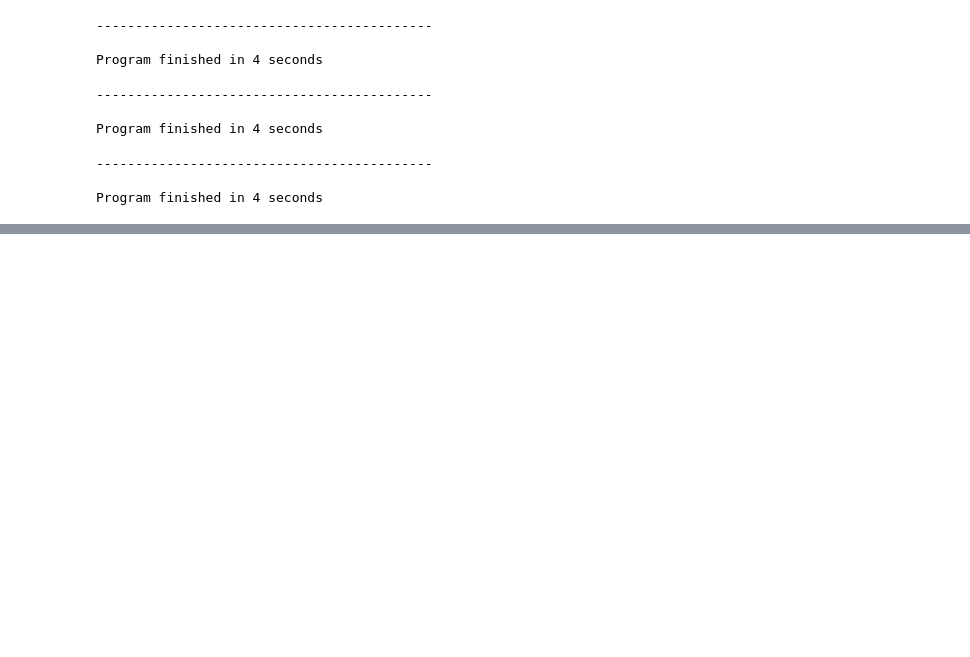
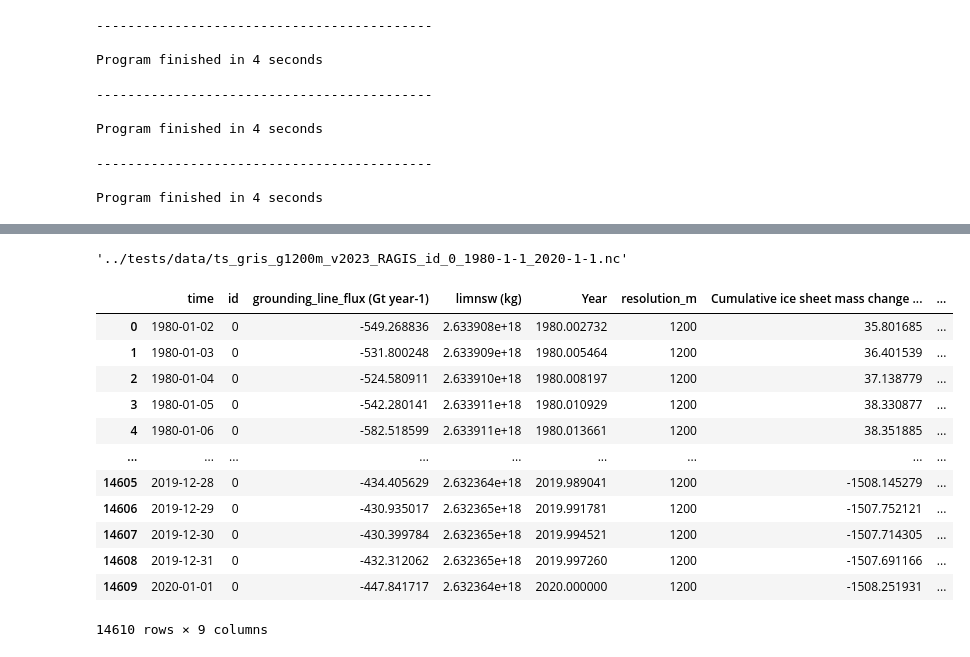
Before and after one commit to pism/pism-ragis, a Jupyter notebook: notebooks/create_test_data.ipynb, the cells around one changed output, grey strips where cells are left out. Saved outputs shown, nothing was run; the diff lists cells and outputs as text; code cells hidden in the pictures; blank space fills up the shorter version.

```diff
--- a/notebooks/create_test_data.ipynb
+++ b/notebooks/create_test_data.ipynb
@@ -762,0 +290,4 @@ cd ..
+# %%
+infile
+# %% [output]
+'../tests/data/ts_gris_g1200m_v2023_RAGIS_id_0_1980-1-1_2020-1-1.nc'
@@ -762,0 +296,16 @@ cd ..
+# %%
+df_parquet_true
+# %% [output]
+|  | time | id | grounding_line_flux (Gt year-1) | limnsw (kg) | Year | resolution_m | Cumulative ice sheet mass change ... | ... |
+| 0 | 1980-01-02 | 0 | -549.268836 | 2.633908e+18 | 1980.002732 | 1200 | 35.801685 | ... |
+| 1 | 1980-01-03 | 0 | -531.800248 | 2.633909e+18 | 1980.005464 | 1200 | 36.401539 | ... |
+| 2 | 1980-01-04 | 0 | -524.580911 | 2.633910e+18 | 1980.008197 | 1200 | 37.138779 | ... |
+| 3 | 1980-01-05 | 0 | -542.280141 | 2.633911e+18 | 1980.010929 | 1200 | 38.330877 | ... |
+| 4 | 1980-01-06 | 0 | -582.518599 | 2.633911e+18 | 1980.013661 | 1200 | 38.351885 | ... |
+| ... | ... | ... | ... | ... | ... | ... | ... | ... |
+| 14605 | 2019-12-28 | 0 | -434.405629 | 2.632364e+18 | 2019.989041 | 1200 | -1508.145279 | ... |
+| 14606 | 2019-12-29 | 0 | -430.935017 | 2.632365e+18 | 2019.991781 | 1200 | -1507.752121 | ... |
+| 14607 | 2019-12-30 | 0 | -430.399784 | 2.632365e+18 | 2019.994521 | 1200 | -1507.714305 | ... |
+| 14608 | 2019-12-31 | 0 | -432.312062 | 2.632365e+18 | 2019.997260 | 1200 | -1507.691166 | ... |
+| 14609 | 2020-01-01 | 0 | -447.841717 | 2.632364e+18 | 2020.000000 | 1200 | -1508.251931 | ... |
+14610 rows × 9 columns
```
Also changed, not shown: parts of 100 cells of this notebook, 19 other files.
